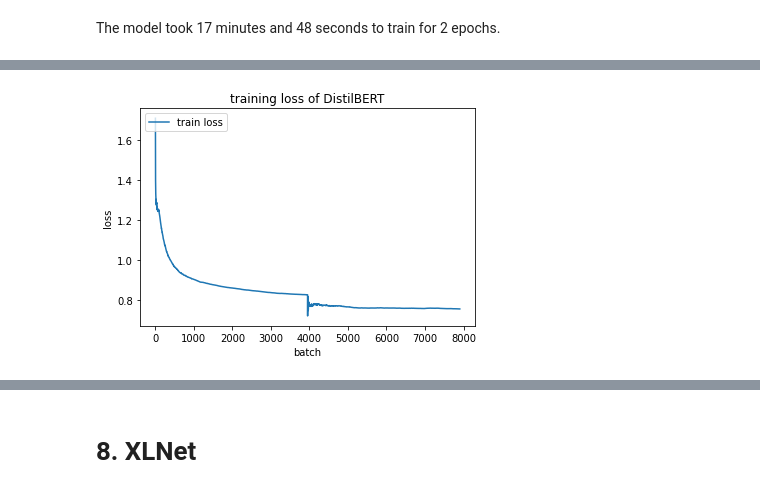
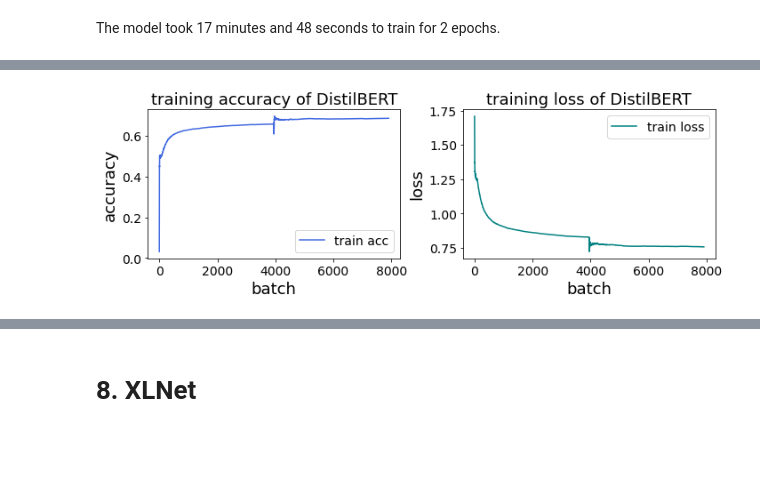
Before and after one commit to wxy12151/AMLSII_21-22_SN21054489, a Jupyter notebook: main.ipynb, the cells around one changed output, grey strips where cells are left out. Saved outputs shown, nothing was run; the diff lists cells and outputs as text; code cells hidden in the pictures; blank space fills up the shorter version.

```diff
--- a/main.ipynb
+++ b/main.ipynb
@@ -917,12 +876,29 @@ plt.show()
-# %%
-plt.plot(history.loss['batch'])
-plt.title('training loss of DistilBERT')
-plt.ylabel('loss')
-plt.xlabel('batch')
-plt.legend(['train loss'], loc='upper left')
-plt.show()
-# %% [output]
-[figure, removed]
+# %%
+history_accuracy = np.load('./model_logs/DistilBERT_epoch2_batch32_train_acc.npy')
+history_loss = np.load('./model_logs/DistilBERT_epoch2_batch32_train_loss.npy')
+# %%
+fig, (ax1, ax2) = plt.subplots(1, 2, sharey=False, figsize=(10, 3.5))
+
+# ax1.plot(history.accuracy['batch'])
+ax1.plot(history_accuracy, color = '#4169E1')
+ax1.set_title('training accuracy of DistilBERT', fontsize = 18)
+ax1.set_ylabel('accuracy', fontsize = 18)
+ax1.set_xlabel('batch', fontsize = 18)
+ax1.legend(['train acc'], loc='lower right', fontsize = 14)
+ax1.tick_params(labelsize=14)
+
+# ax2.plot(history.loss['batch'])
+ax2.plot(history_loss, color = '#008080')
+ax2.set_title('training loss of DistilBERT', fontsize = 18)
+ax2.set_ylabel('loss', fontsize = 18)
+ax2.set_xlabel('batch', fontsize = 18)
+ax2.legend(['train loss'], loc='upper right', fontsize = 14)
+ax2.tick_params(labelsize=14)
+
+plt.tight_layout()
+plt.savefig("./images/DistilBERT_train.pdf")
+# %% [output]
+[figure, added]
 # %%
 model3.load_weights('./model_trained/DistilBERT_epoch2_batch32.h5')
 x_test = tokenizer(
```
Also changed, not shown: parts of 52 cells of this notebook, 19 other files.
